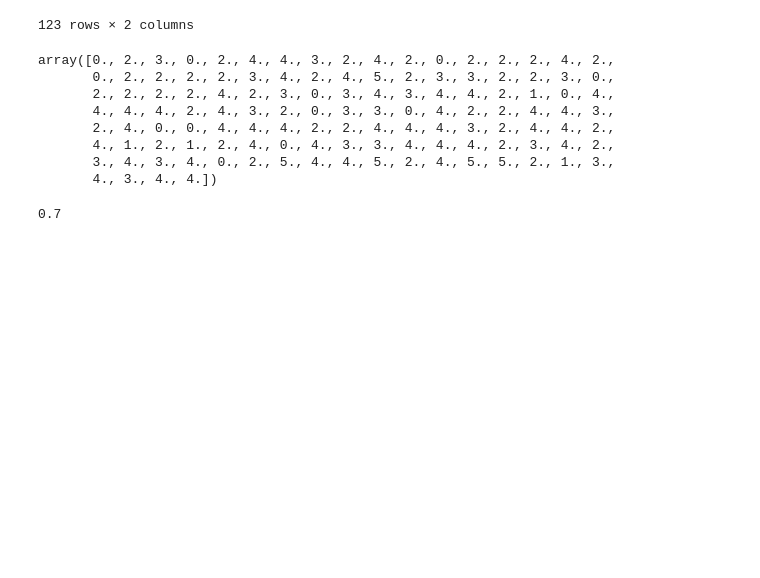
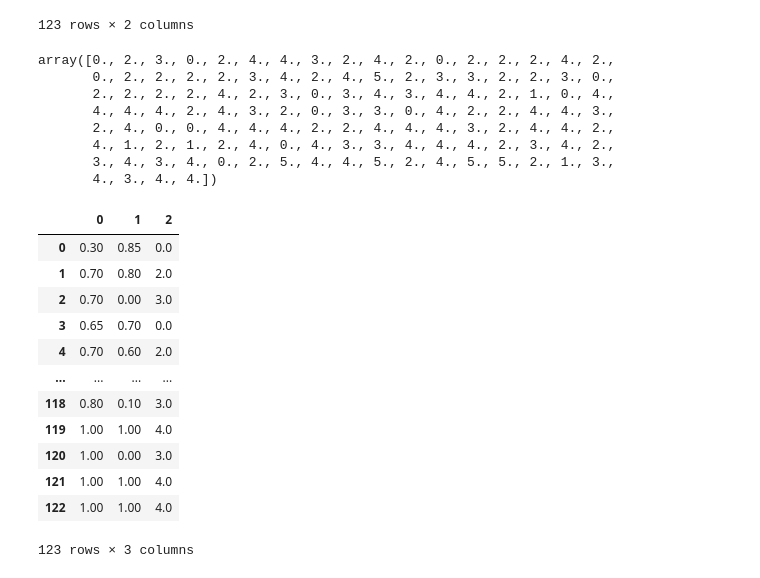
Before and after one commit to MnCSSJ4x/IIITB-Course-Recommendation-System, a Jupyter notebook: KMeans.ipynb, the cells around one changed output. Saved outputs shown, nothing was run; the diff lists cells and outputs as text; code cells hidden in the pictures; blank space fills up the shorter version.

```diff
--- a/KMeans.ipynb
+++ b/KMeans.ipynb
@@ -380,7 +380,20 @@ array([0., 2., 3., 0., 2., 4., 4., 3., 2., 4., 2., 0., 2., 2., 2., 4., 2.,
        4., 1., 2., 1., 2., 4., 0., 4., 3., 3., 4., 4., 4., 2., 3., 4., 2.,
        3., 4., 3., 4., 0., 2., 5., 4., 4., 5., 2., 4., 5., 5., 2., 1., 3.,
        4., 3., 4., 4.])
-# %%
-df[df.columns[0]][1]
-# %% [output]
-0.7
+# %%
+df_temp = pd.DataFrame(pd.np.column_stack([df, y_pred]))
+df_temp
+# %% [output]
+|  | 0 | 1 | 2 |
+| 0 | 0.30 | 0.85 | 0.0 |
+| 1 | 0.70 | 0.80 | 2.0 |
+| 2 | 0.70 | 0.00 | 3.0 |
+| 3 | 0.65 | 0.70 | 0.0 |
+| 4 | 0.70 | 0.60 | 2.0 |
+| ... | ... | ... | ... |
+| 118 | 0.80 | 0.10 | 3.0 |
+| 119 | 1.00 | 1.00 | 4.0 |
+| 120 | 1.00 | 0.00 | 3.0 |
+| 121 | 1.00 | 1.00 | 4.0 |
+| 122 | 1.00 | 1.00 | 4.0 |
+123 rows × 3 columns
```
Also changed, not shown: parts of 2 cells of this notebook.
